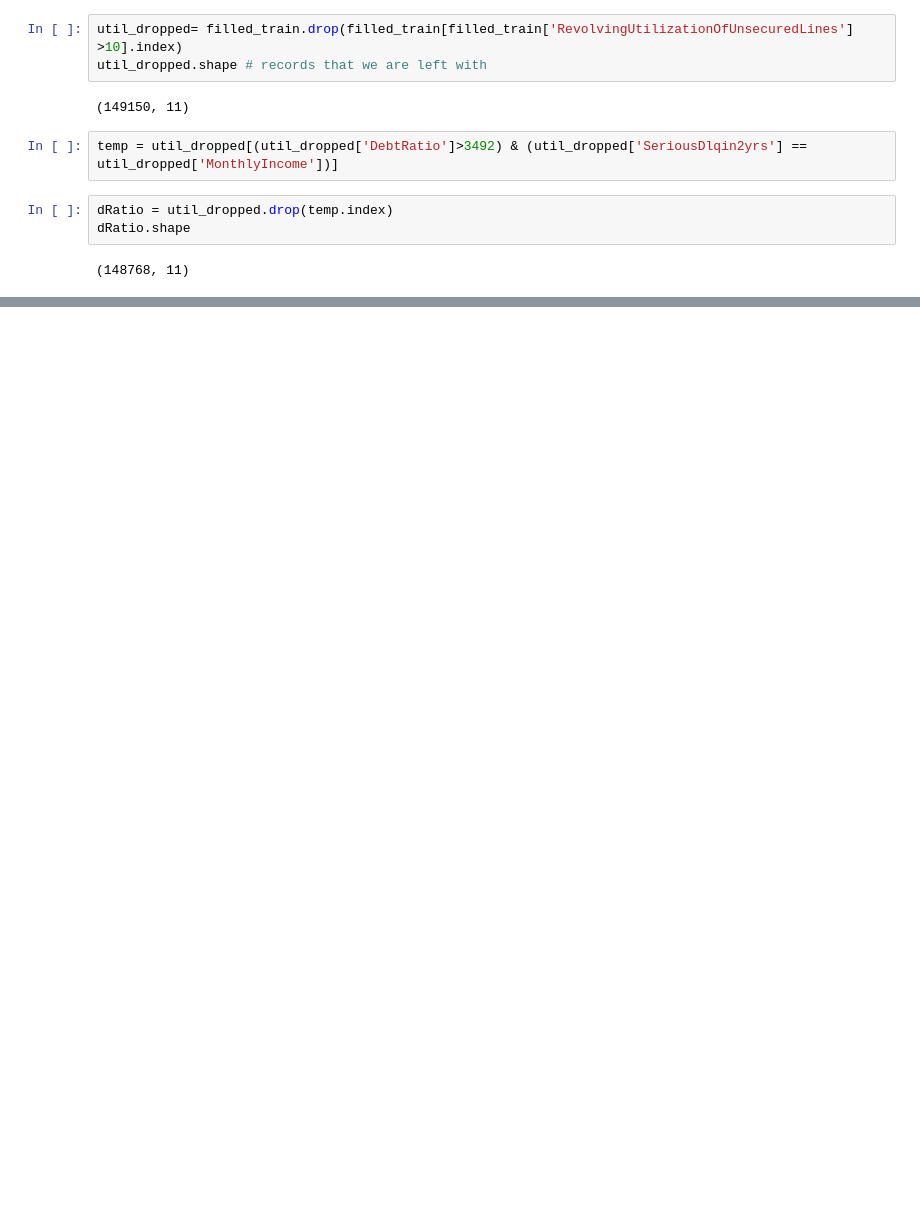
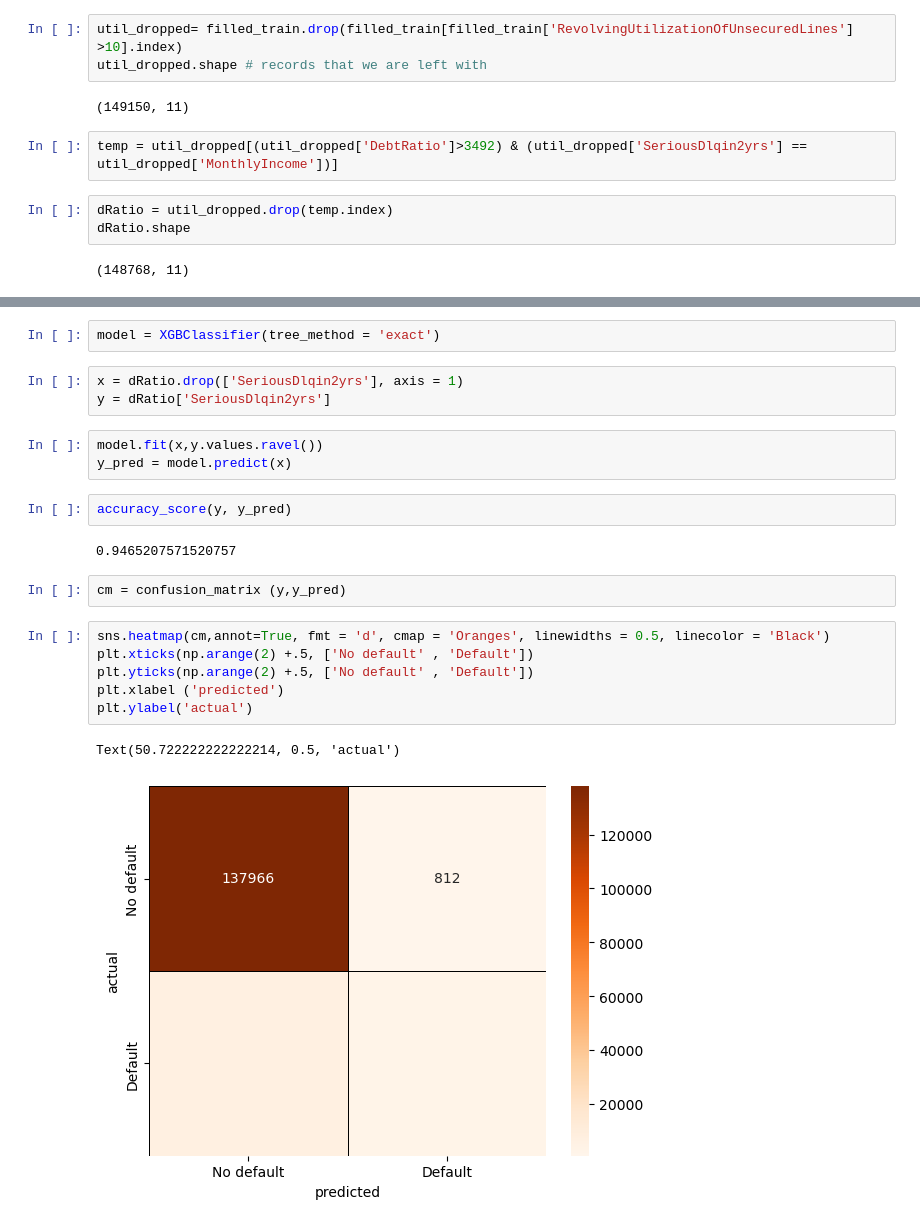
Before and after one commit to MuhammedJ7/Credit-Risk-Assesment-Model, a Jupyter notebook: Credit risk.ipynb, the cells around one changed output, grey strips where cells are left out. Saved outputs shown, nothing was run; the diff lists cells and outputs as text; blank space fills up the shorter version.

Commit message:
training model complete

```diff
--- a/Credit risk.ipynb
+++ b/Credit risk.ipynb
@@ -142,0 +145,23 @@ dRatio.head()
+# %%
+model = XGBClassifier(tree_method = 'exact')
+# %%
+x = dRatio.drop(['SeriousDlqin2yrs'], axis = 1)
+y = dRatio['SeriousDlqin2yrs']
+# %%
+model.fit(x,y.values.ravel())
+y_pred = model.predict(x)
+# %%
+accuracy_score(y, y_pred)
+# %% [output]
+0.9465207571520757
+# %%
+cm = confusion_matrix (y,y_pred)
+# %%
+sns.heatmap(cm,annot=True, fmt = 'd', cmap = 'Oranges', linewidths = 0.5, linecolor = 'Black')
+plt.xticks(np.arange(2) +.5, ['No default' , 'Default'])
+plt.yticks(np.arange(2) +.5, ['No default' , 'Default'])
+plt.xlabel ('predicted')
+plt.ylabel('actual')
+# %% [output]
+Text(50.722222222222214, 0.5, 'actual')
+[figure, added]
```
Also changed, not shown: parts of 3 cells of this notebook.
